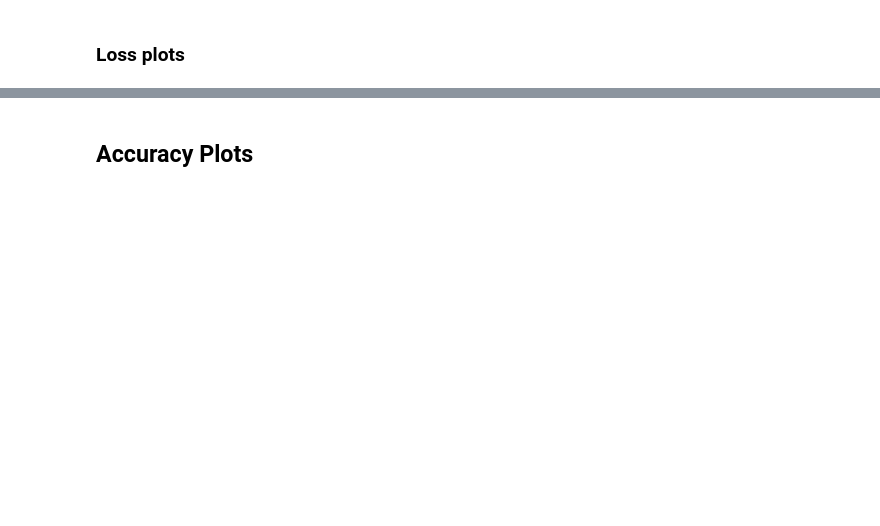
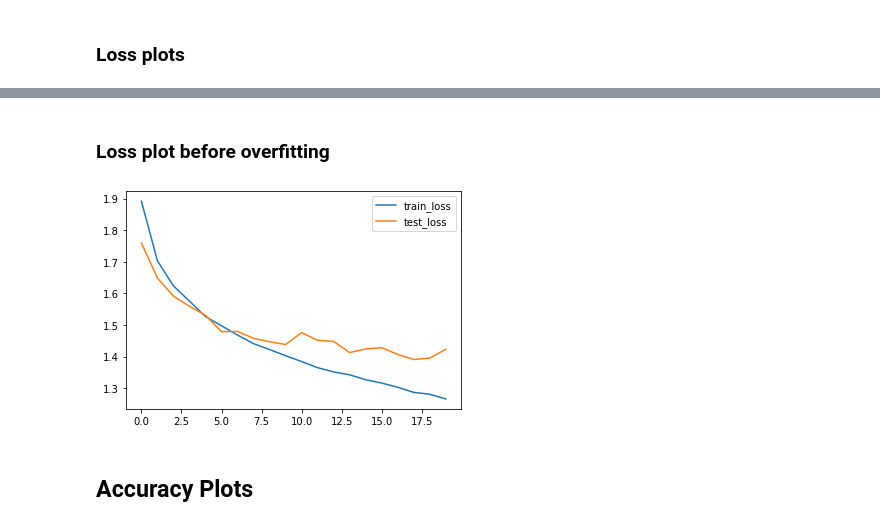
Before and after one commit to Baraa42/Elalami-Skakova-INM702-Coursework, a Jupyter notebook: Task 4/Task4.ipynb, the cells around one changed output, grey strips where cells are left out. Drawn from its saved outputs; the diff is of its cells as text; code cells hidden in the pictures; blank space fills up the shorter version.

```diff
--- a/Task 4/Task4.ipynb
+++ b/Task 4/Task4.ipynb
@@ -300,3 +317,13 @@ plt.show()
+# %% [markdown]
+### Loss plot before overfitting
+# %%
+# Plotting test and train loss
+plt.plot(train_losses[:20], label='train_loss')
+plt.plot(test_losses[:20], label='test_loss')
+plt.legend()
+plt.show()
+# %% [output]
+[figure, added]
 # %% [markdown]
 ## Accuracy Plots
 # %%
```
Also changed, not shown: parts of 17 cells of this notebook, 2 other files.
